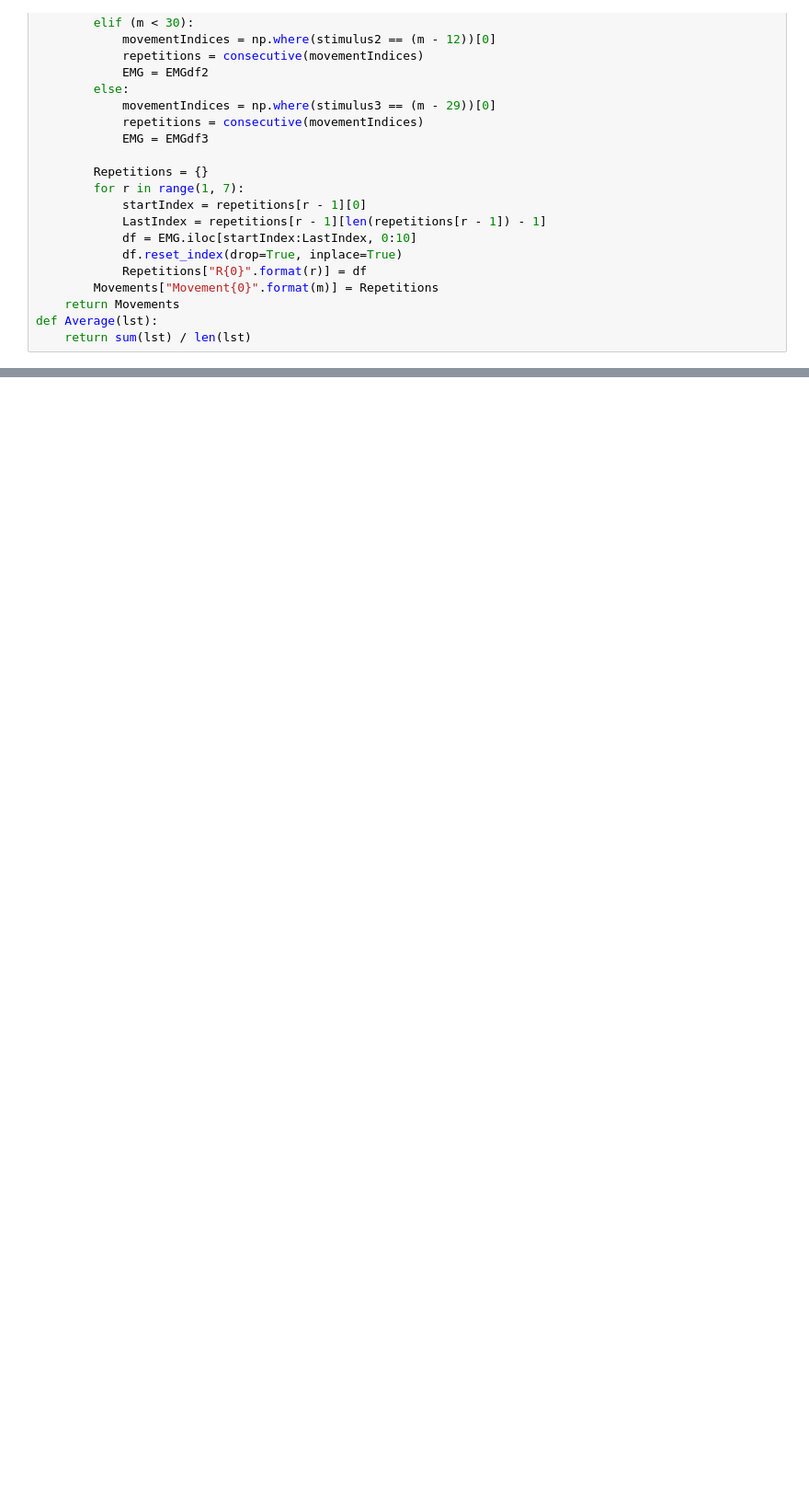
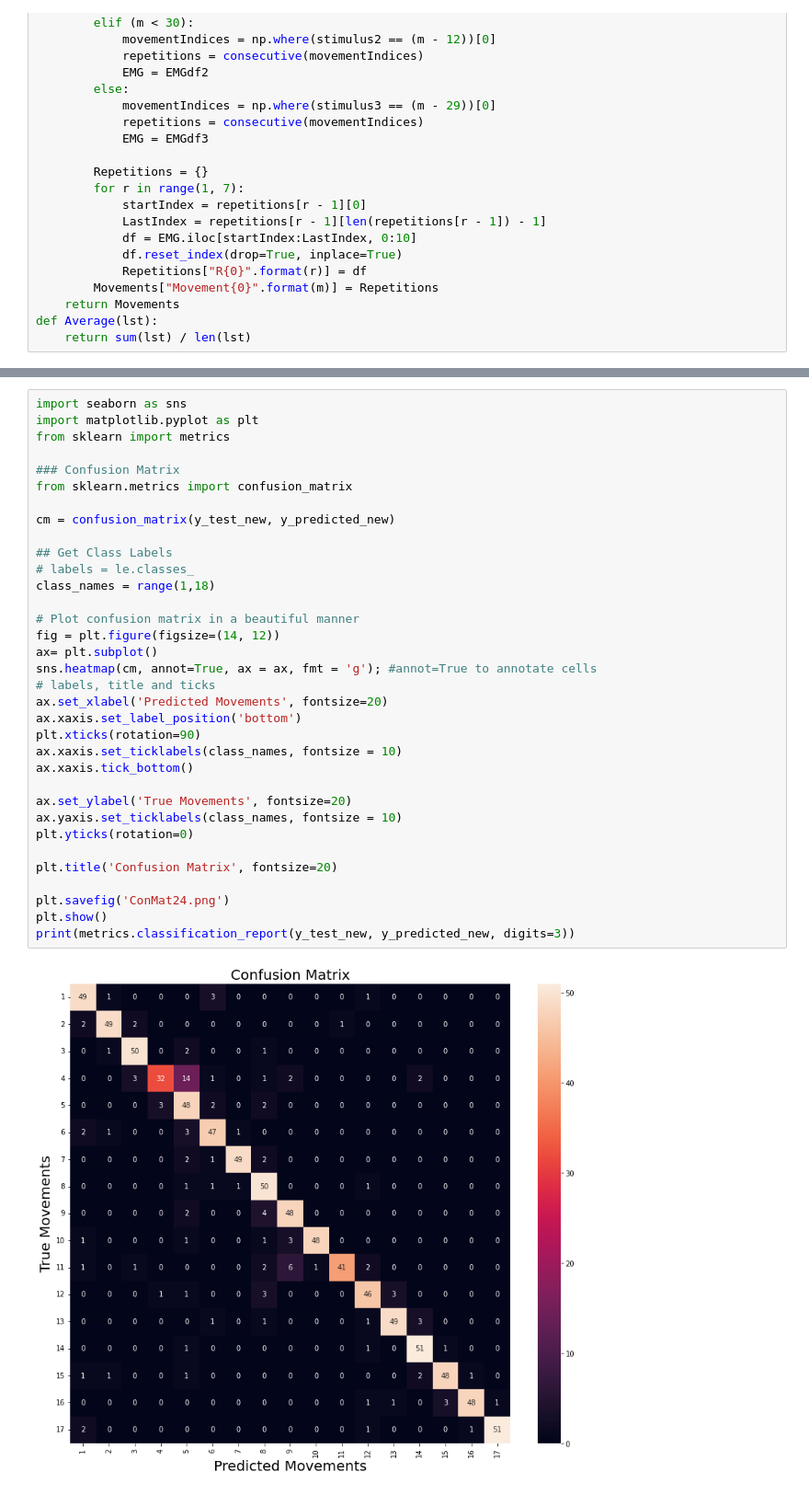
Before and after one commit to allaaamr/Bachelor_Identify-Moevements-EMG, a Jupyter notebook: main_cnn_2.ipynb, the cells around one changed output, grey strips where cells are left out. Shown at 92% size. Drawn from its saved outputs; the diff is of its cells as text; blank space fills up the shorter version.

```diff
--- a/main_cnn_2.ipynb
+++ b/main_cnn_2.ipynb
@@ -246,0 +295,36 @@ model.history['loss']
+# %%
+import seaborn as sns
+import matplotlib.pyplot as plt
+from sklearn import metrics
+
+### Confusion Matrix
+from sklearn.metrics import confusion_matrix
+
+cm = confusion_matrix(y_test_new, y_predicted_new)
+
+## Get Class Labels
+# labels = le.classes_
+class_names = range(1,18)
+
+# Plot confusion matrix in a beautiful manner
+fig = plt.figure(figsize=(14, 12))
+ax= plt.subplot()
+sns.heatmap(cm, annot=True, ax = ax, fmt = 'g'); #annot=True to annotate cells
+# labels, title and ticks
+ax.set_xlabel('Predicted Movements', fontsize=20)
+ax.xaxis.set_label_position('bottom')
+plt.xticks(rotation=90)
+ax.xaxis.set_ticklabels(class_names, fontsize = 10)
+ax.xaxis.tick_bottom()
+
+ax.set_ylabel('True Movements', fontsize=20)
+ax.yaxis.set_ticklabels(class_names, fontsize = 10)
+plt.yticks(rotation=0)
+
+plt.title('Confusion Matrix', fontsize=20)
+
+plt.savefig('ConMat24.png')
+plt.show()
+print(metrics.classification_report(y_test_new, y_predicted_new, digits=3))
+# %% [output]
+[figure, added]
```
Also changed, not shown: parts of 10 cells of this notebook, 5 other files.
